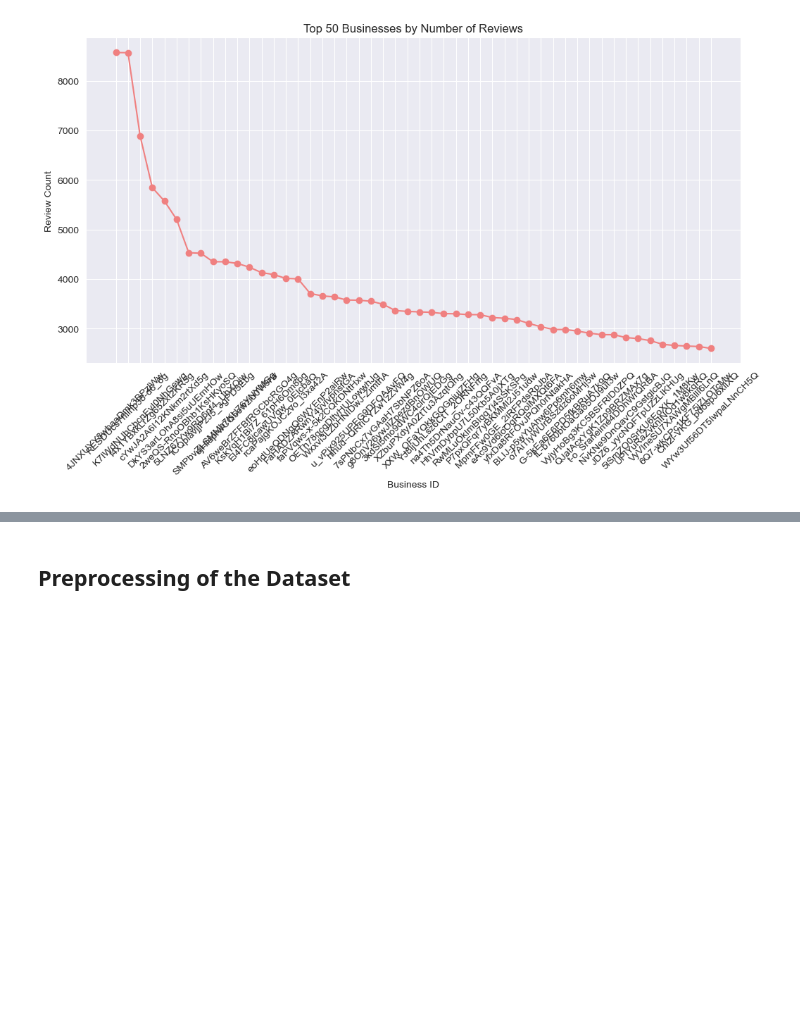
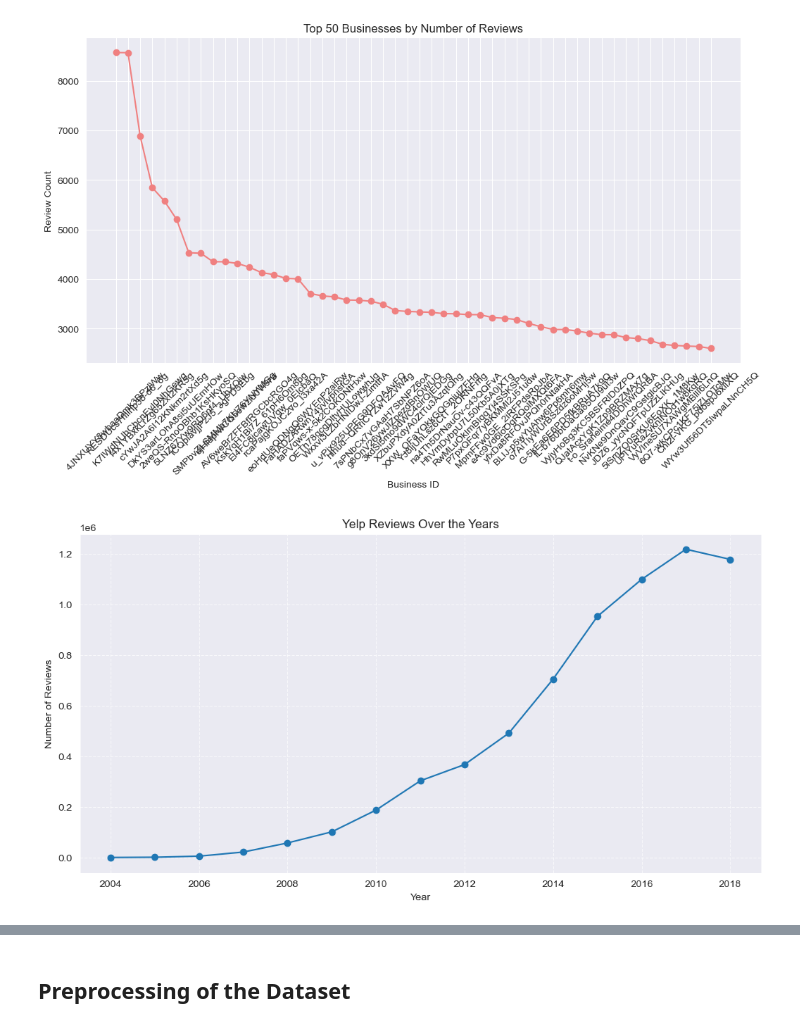
Before and after one commit to KoralegeiKavindya/DL-CW, a Jupyter notebook: Supervised_Model_CW2.ipynb, the cells around one changed output, grey strips where cells are left out. Cells and saved outputs as stored; diff of their text form; code cells hidden in the pictures; blank space fills up the shorter version.

```diff
--- a/Supervised_Model_CW2.ipynb
+++ b/Supervised_Model_CW2.ipynb
@@ -169,3 +169,22 @@ plt.xticks(rotation=45)  # Rotate x-axis labels for better readability
 plt.show()
 # %% [output]
 [figure]
+# %%
+df['date'] = pd.to_datetime(df['date'])
+
+# Extract the year from the 'date' column
+df['year'] = df['date'].dt.year
+
+# Group by year and count the number of reviews per year
+reviews_per_year = df.groupby(df['year']).size()
+
+# Create a time series plot for the number of reviews per year
+plt.figure(figsize=(12, 6))
+plt.plot(reviews_per_year.index, reviews_per_year.values, marker='o', linestyle='-')
+plt.xlabel('Year')
+plt.ylabel('Number of Reviews')
+plt.title('Yelp Reviews Over the Years')
+plt.grid(True, linestyle='--', alpha=0.7)
+plt.show()
+# %% [output]
+[figure, added]
```
Also changed, not shown: parts of 14 cells of this notebook.
